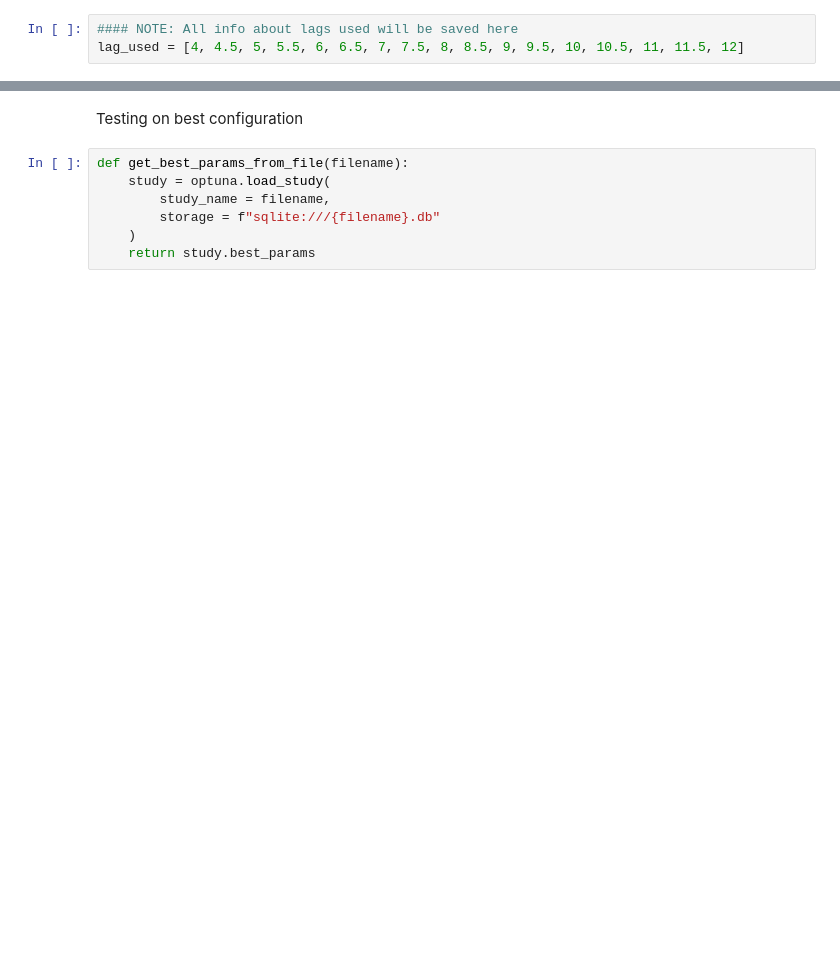
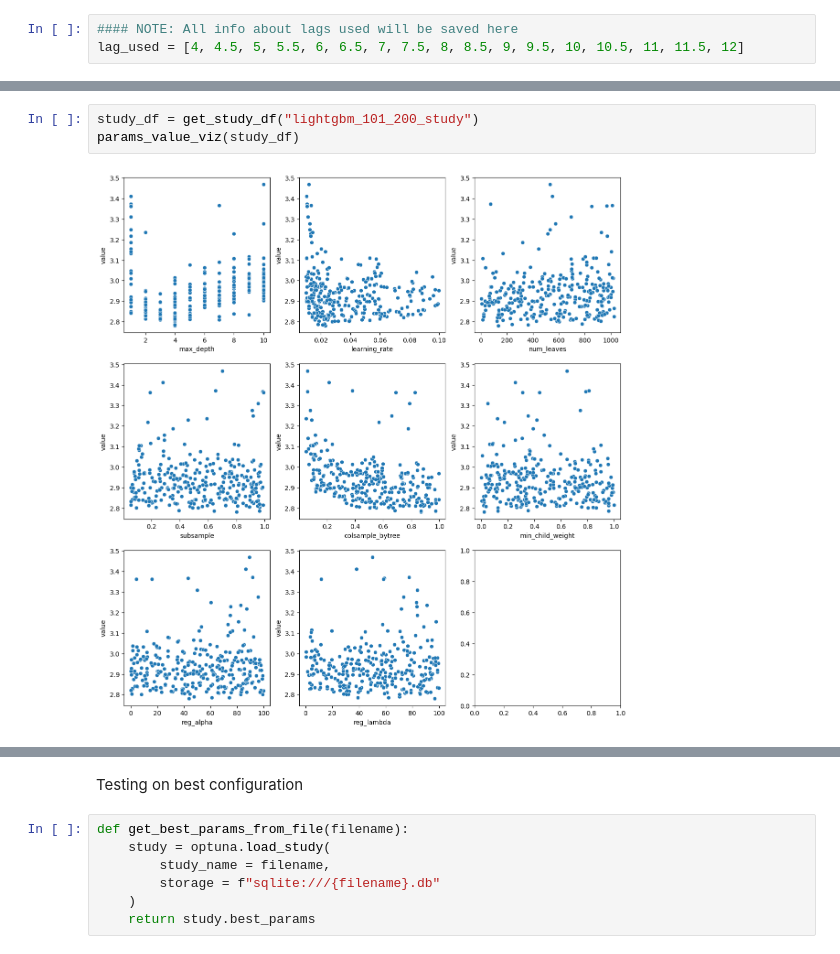
Before and after one commit to justpqa/Predict_NMXLNT, a Jupyter notebook: model_building.ipynb, the cells around one changed output, grey strips where cells are left out. Drawn from its saved outputs; the diff is of its cells as text; blank space fills up the shorter version.

```diff
--- a/model_building.ipynb
+++ b/model_building.ipynb
@@ -454,0 +419,5 @@ Best RMSLE: 2.7891876532671587
+# %%
+study_df = get_study_df("lightgbm_101_200_study")
+params_value_viz(study_df)
+# %% [output]
+[figure, added]
```
Also changed, not shown: parts of 79 cells of this notebook, 8 other files.
